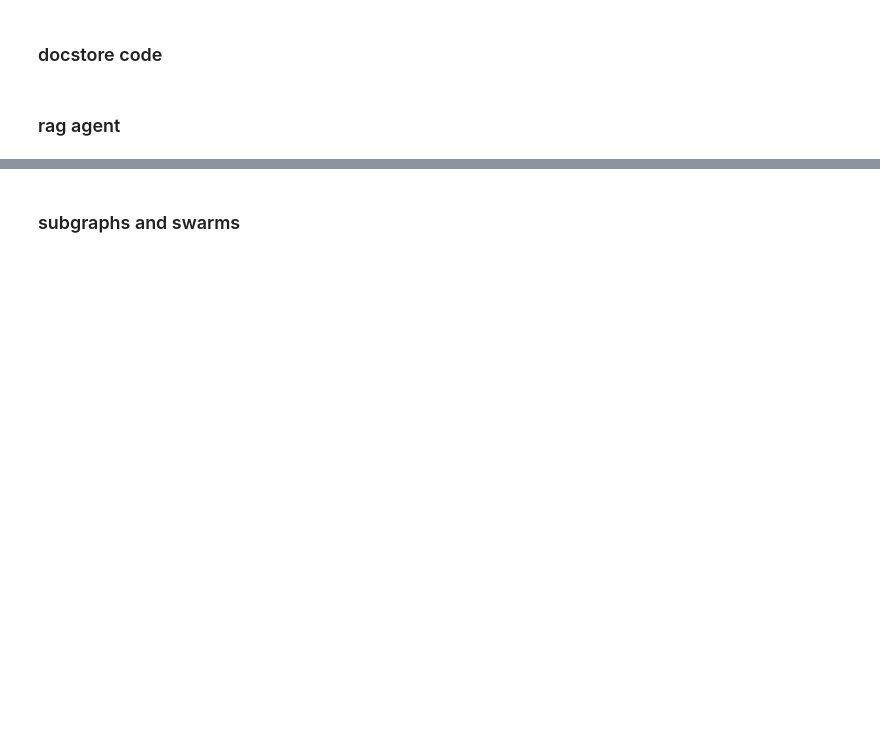
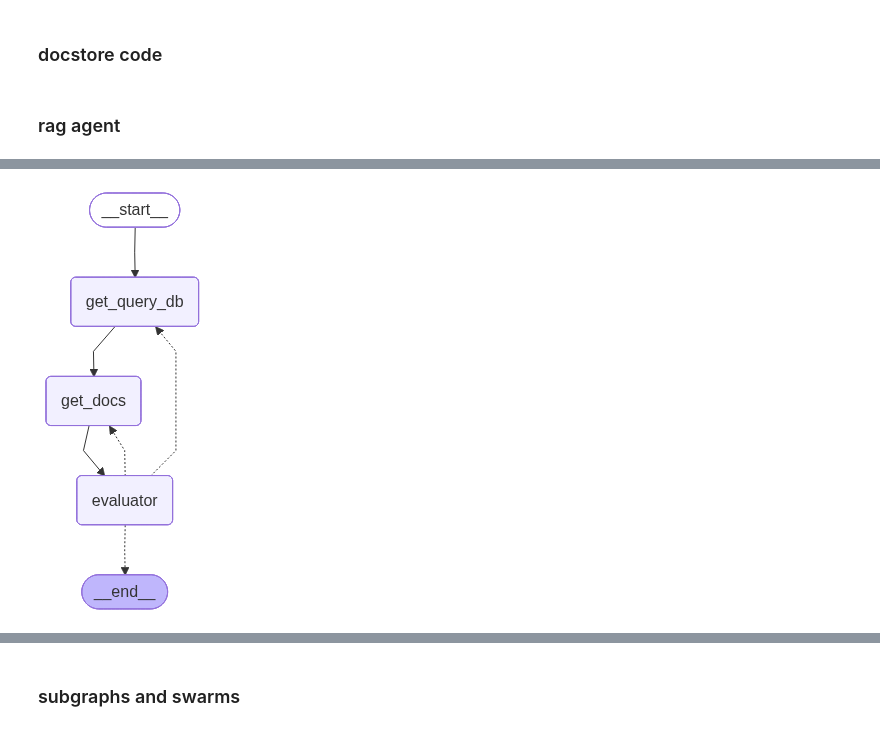
Before and after one commit to TheGEN1U5/DLventures, a Jupyter notebook: nlp/agentic/agentic_rag_ps/swarm_tut.ipynb, the cells around one changed output, grey strips where cells are left out. Saved outputs shown, nothing was run; the diff lists cells and outputs as text; code cells hidden in the pictures; blank space fills up the shorter version.

Commit message:
rag agent works, lessgoo

```diff
--- a/nlp/agentic/agentic_rag_ps/swarm_tut.ipynb
+++ b/nlp/agentic/agentic_rag_ps/swarm_tut.ipynb
@@ -542,22 +554,27 @@ You are given the following information:
 5. Your previous logs, if there are subsequent runs.
 
 Your job is to judge several things:
-1. Are the retrieved documents fit and enough for answering the query? Yes or No
-2. A relevancy score for the extracted documents with reference to the user query, between 0 and 1
+1. Are the retrieved documents fit and enough for answering the query? Yes or No.
+2. A relevancy score for the extracted documents with reference to the user query, between 0 and 1. Only decimal numbers (like 0.12, 0.4, 0.9) are allowed, don't use strings like "0. nine".
 3. If the retrieved documents are not enough (i.e. the answer of first question is no) then what is the reason out of these 3 possibilities ONLY
     a. The retrieval is being done from the correct section of the document, but more data from the section is needed.
     b. The retrieval is being done from a completely irrelevant section of the document and the corpora needs to be visited again to find the most valuable sections.
     c. The given user query cannot be answered given this hierarchy of the data, meaning the answer does not exist in the given data.
 4. If you choose a or b as the possibility. Then, also suggest a new better prompt which may retrieve more relevant chunks or sections from the given data.
-5. A one line log of action that has been performed in this run. Example: "The data was not fit but the section was fit, so a re-retrieval was called with a better prompt."
+5. A concise log of action that has been performed in this run. Tell what exactly happened, if retrieval was not sufficient, then why and what better action was taken. Not more than 2 lines.
+
+IMPORTANT POINTS:
+- Give utmost priority to "doc_type" field of extracted documents.
+- If the query is such that it requires numeric evidence but the "doc_type" is "text" and the text is not sufficient to answer. Ask for re-retrieval of a "table"
+- If the query is such that it requires graphs, charts or figures but "doc_type" "image" is not present, ask for re-retrieval of "image"
+- If the query asks for numerics and the "doc_type" has "table". Then, ACCEPT the retrieval, the docs are fit.
 
 OUTPUT FORMAT:
-You have to answer in a structured format with the attached schema only, follow exact variable names and output types.
+You have to answer in a structured format with the attached schema only, follow exact variable names and output types. If a field is empty or has value null, drop it and don't include in output.
 """
 
 EVALUATOR_SCHEMA = {
-  "$schema": "http://json-schema.org/draft-07/schema#",
-  "title": "Evaluator Schema",
+  "title": "EVALUATOR_SCHEMA",
   "description": "A schema to validate the output of an evaluation.",
   "type": "object",
   "properties": {
@@ -604,7 +621,6 @@ llm_evaluator = llm.with_structured_output(EVALUATOR_SCHEMA)
 # %%
 class RagAgentState(TypedDict):
     user_query: Annotated[list[str], add]
-    docstore: any
     query_db: any
     sections_extracted: list[str]
     extracted_docs: any
@@ -685,3 +700,19 @@ def decide_next_rag(state) -> Literal["get_query_db", "get_docs", "END"]:
 
 def decide_next_agent_rag(state):
     return None
+# %%
+rag_agent_builder = StateGraph(RagAgentState)
+
+rag_agent_builder.add_node("get_query_db", get_query_db)
+rag_agent_builder.add_node("get_docs", get_docs)
+rag_agent_builder.add_node("evaluator", evaluator)
+
+rag_agent_builder.add_edge(START, "get_query_db")
+rag_agent_builder.add_edge("get_query_db", "get_docs")
+rag_agent_builder.add_edge("get_docs", "evaluator")
+rag_agent_builder.add_conditional_edges("evaluator", decide_next_rag)
+
+rag_agent = rag_agent_builder.compile()
+display(Image(rag_agent.get_graph().draw_mermaid_png()))
+# %% [output]
+[figure, added]
```
Also changed, not shown: parts of 13 cells of this notebook.
